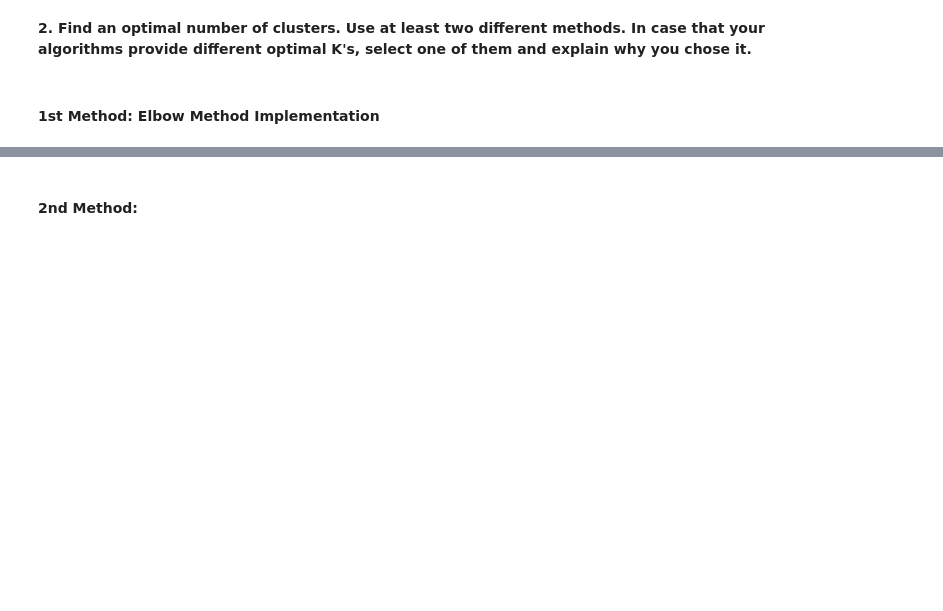
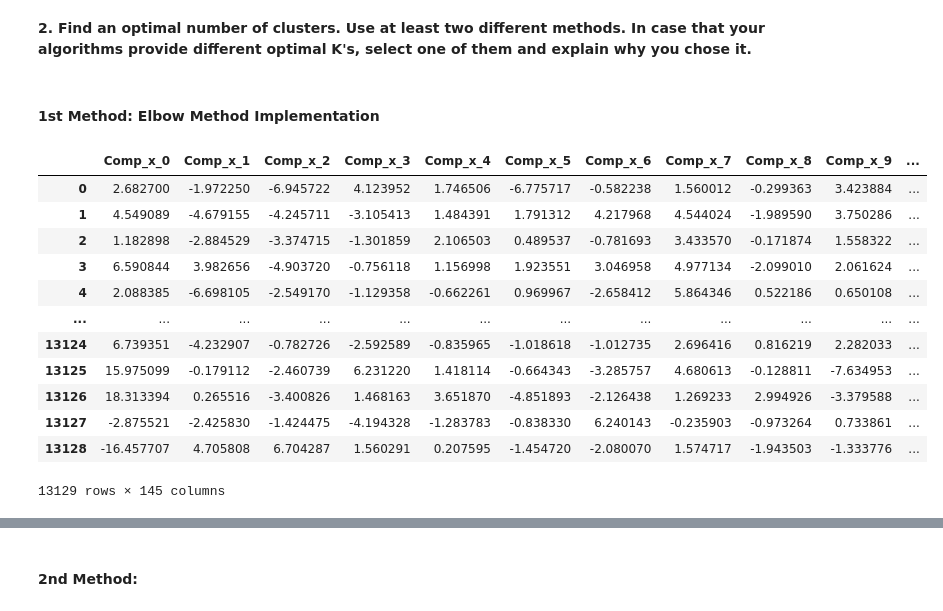
Before and after one commit to brauliovillalobos/ADM_HW4, a Jupyter notebook: ADM_HW4.ipynb, the cells around one changed output, grey strips where cells are left out. Cells and saved outputs as stored; diff of their text form; code cells hidden in the pictures; blank space fills up the shorter version.

```diff
--- a/ADM_HW4.ipynb
+++ b/ADM_HW4.ipynb
@@ -754,3 +867,19 @@ def elbow_method(df_to_analyze,num_clusters_to_test):
         print("Distortion list:", distortion_list)
 
     return distortion_list
+# %%
+df_to_analyze.iloc[:,1:]
+# %% [output]
+|  | Comp_x_0 | Comp_x_1 | Comp_x_2 | Comp_x_3 | Comp_x_4 | Comp_x_5 | Comp_x_6 | Comp_x_7 | Comp_x_8 | Comp_x_9 | ... |
+| 0 | 2.682700 | -1.972250 | -6.945722 | 4.123952 | 1.746506 | -6.775717 | -0.582238 | 1.560012 | -0.299363 | 3.423884 | ... |
+| 1 | 4.549089 | -4.679155 | -4.245711 | -3.105413 | 1.484391 | 1.791312 | 4.217968 | 4.544024 | -1.989590 | 3.750286 | ... |
+| 2 | 1.182898 | -2.884529 | -3.374715 | -1.301859 | 2.106503 | 0.489537 | -0.781693 | 3.433570 | -0.171874 | 1.558322 | ... |
+| 3 | 6.590844 | 3.982656 | -4.903720 | -0.756118 | 1.156998 | 1.923551 | 3.046958 | 4.977134 | -2.099010 | 2.061624 | ... |
+| 4 | 2.088385 | -6.698105 | -2.549170 | -1.129358 | -0.662261 | 0.969967 | -2.658412 | 5.864346 | 0.522186 | 0.650108 | ... |
+| ... | ... | ... | ... | ... | ... | ... | ... | ... | ... | ... | ... |
+| 13124 | 6.739351 | -4.232907 | -0.782726 | -2.592589 | -0.835965 | -1.018618 | -1.012735 | 2.696416 | 0.816219 | 2.282033 | ... |
+| 13125 | 15.975099 | -0.179112 | -2.460739 | 6.231220 | 1.418114 | -0.664343 | -3.285757 | 4.680613 | -0.128811 | -7.634953 | ... |
+| 13126 | 18.313394 | 0.265516 | -3.400826 | 1.468163 | 3.651870 | -4.851893 | -2.126438 | 1.269233 | 2.994926 | -3.379588 | ... |
+| 13127 | -2.875521 | -2.425830 | -1.424475 | -4.194328 | -1.283783 | -0.838330 | 6.240143 | -0.235903 | -0.973264 | 0.733861 | ... |
+| 13128 | -16.457707 | 4.705808 | 6.704287 | 1.560291 | 0.207595 | -1.454720 | -2.080070 | 1.574717 | -1.943503 | -1.333776 | ... |
+13129 rows × 145 columns
```
Also changed, not shown: parts of 37 cells of this notebook.
